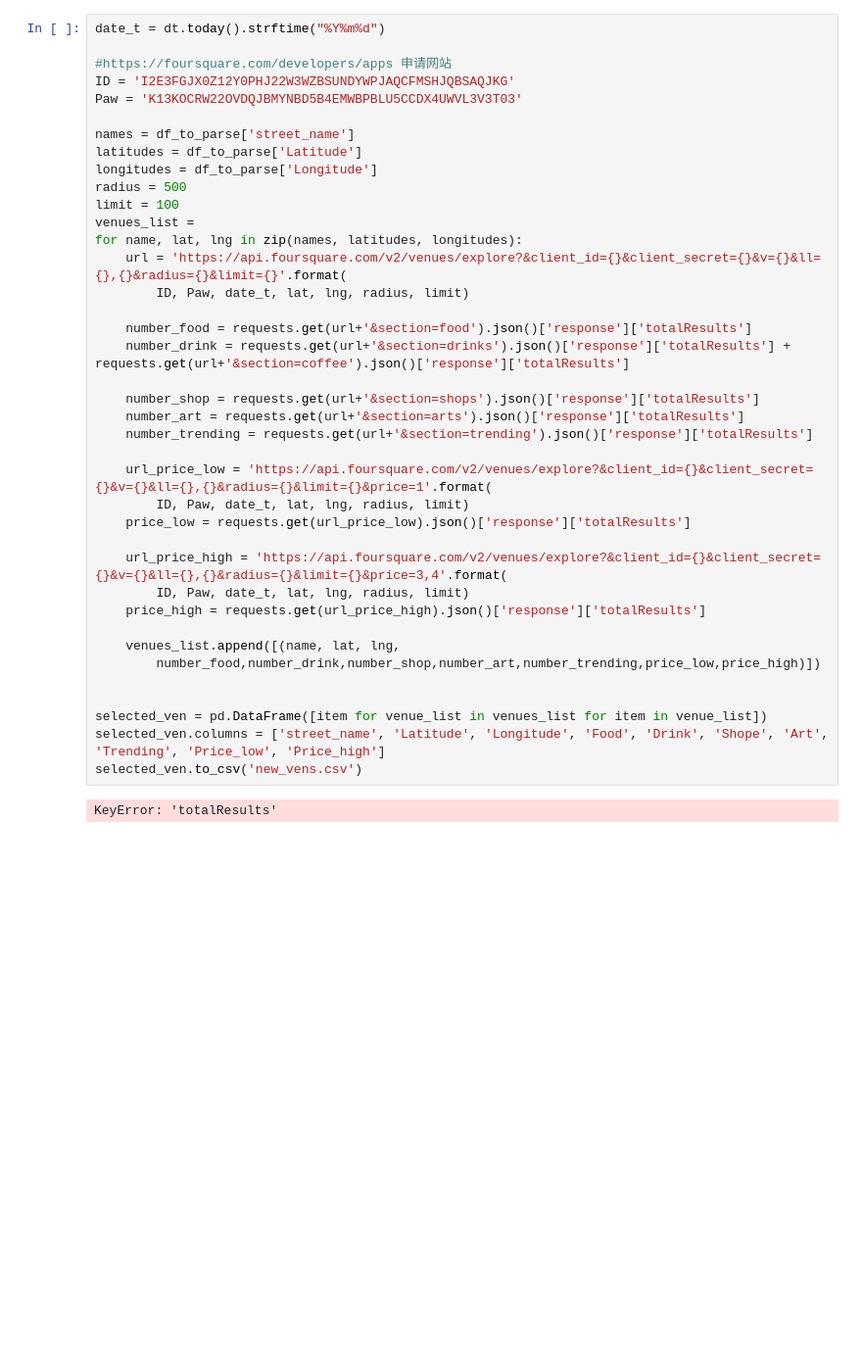
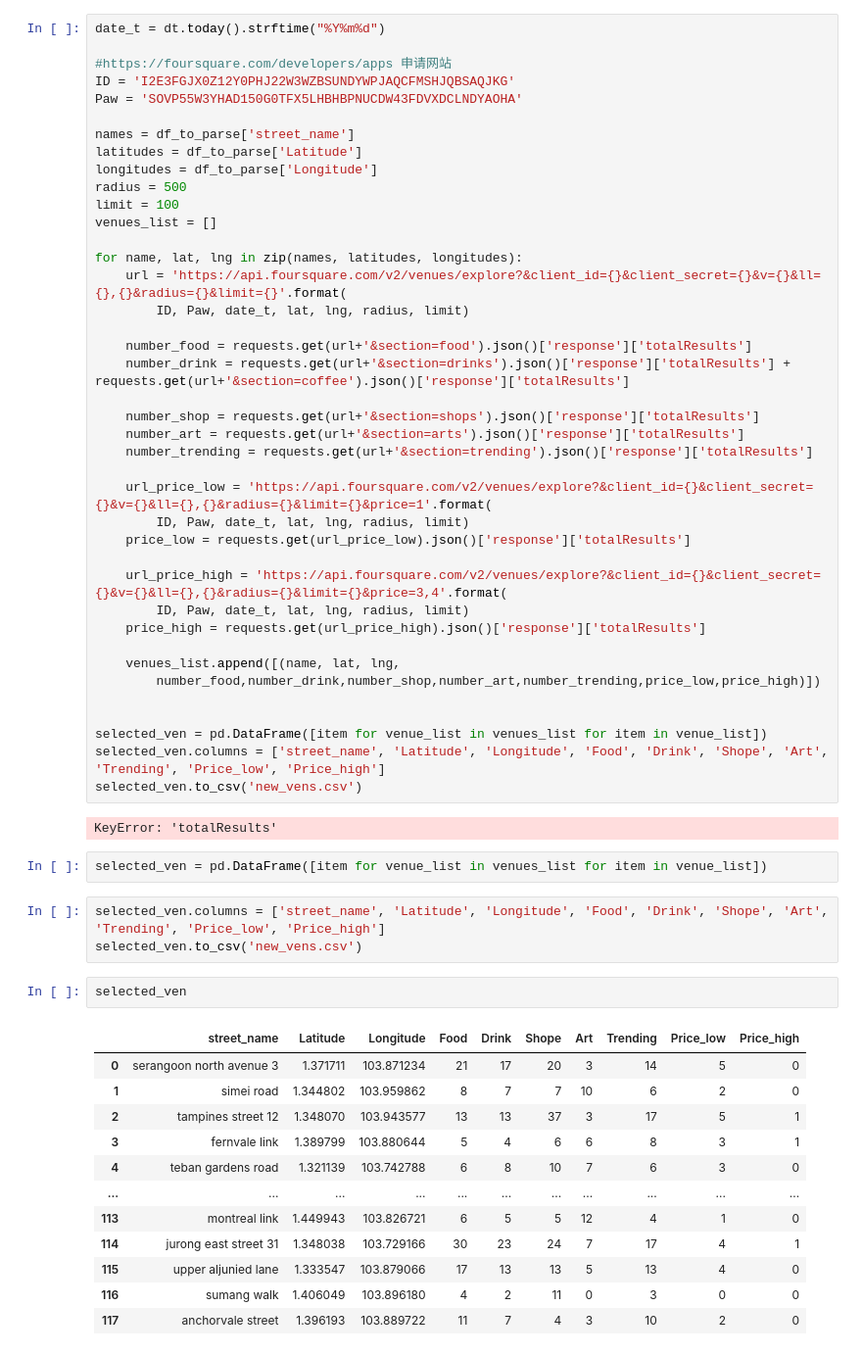
Before and after one commit to CJuanvip/HDB_data_mining, a Jupyter notebook: Kaggle/Extra_venues_scraper.ipynb, the cells around one changed output. Shown at 98% size. Saved outputs shown, nothing was run; the diff lists cells and outputs as text; blank space fills up the shorter version.

Commit message:
add new parsed list

```diff
--- a/Kaggle/Extra_venues_scraper.ipynb
+++ b/Kaggle/Extra_venues_scraper.ipynb
@@ -148,14 +148,15 @@ date_t = dt.today().strftime("%Y%m%d")
 
 #https://foursquare.com/developers/apps 申请网站
 ID = 'I2E3FGJX0Z12Y0PHJ22W3WZBSUNDYWPJAQCFMSHJQBSAQJKG'
-Paw = 'K13KOCRW22OVDQJBMYNBD5B4EMWBPBLU5CCDX4UWVL3V3T03'
+Paw = 'SOVP55W3YHAD150G0TFX5LHBHBPNUCDW43FDVXDCLNDYAOHA'
 
 names = df_to_parse['street_name']
 latitudes = df_to_parse['Latitude']
 longitudes = df_to_parse['Longitude']
 radius = 500
 limit = 100
-venues_list =
+venues_list = []
+
 for name, lat, lng in zip(names, latitudes, longitudes):
     url = 'https://api.foursquare.com/v2/venues/explore?&client_id={}&client_secret={}&v={}&ll={},{}&radius={}&limit={}'.format(
         ID, Paw, date_t, lat, lng, radius, limit)
@@ -184,3 +185,23 @@ selected_ven.columns = ['street_name', 'Latitude', 'Longitude', 'Food', 'Drink',
 selected_ven.to_csv('new_vens.csv')
 # %% [output]
 KeyError: 'totalResults'
+# %%
+selected_ven = pd.DataFrame([item for venue_list in venues_list for item in venue_list])
+# %%
+selected_ven.columns = ['street_name', 'Latitude', 'Longitude', 'Food', 'Drink', 'Shope', 'Art', 'Trending', 'Price_low', 'Price_high']
+selected_ven.to_csv('new_vens.csv')
+# %%
+selected_ven
+# %% [output]
+|  | street_name | Latitude | Longitude | Food | Drink | Shope | Art | Trending | Price_low | Price_high |
+| 0 | serangoon north avenue 3 | 1.371711 | 103.871234 | 21 | 17 | 20 | 3 | 14 | 5 | 0 |
+| 1 | simei road | 1.344802 | 103.959862 | 8 | 7 | 7 | 10 | 6 | 2 | 0 |
+| 2 | tampines street 12 | 1.348070 | 103.943577 | 13 | 13 | 37 | 3 | 17 | 5 | 1 |
+| 3 | fernvale link | 1.389799 | 103.880644 | 5 | 4 | 6 | 6 | 8 | 3 | 1 |
+| 4 | teban gardens road | 1.321139 | 103.742788 | 6 | 8 | 10 | 7 | 6 | 3 | 0 |
+| ... | ... | ... | ... | ... | ... | ... | ... | ... | ... | ... |
+| 113 | montreal link | 1.449943 | 103.826721 | 6 | 5 | 5 | 12 | 4 | 1 | 0 |
+| 114 | jurong east street 31 | 1.348038 | 103.729166 | 30 | 23 | 24 | 7 | 17 | 4 | 1 |
+| 115 | upper aljunied lane | 1.333547 | 103.879066 | 17 | 13 | 13 | 5 | 13 | 4 | 0 |
+| 116 | sumang walk | 1.406049 | 103.896180 | 4 | 2 | 11 | 0 | 3 | 0 | 0 |
+| 117 | anchorvale street | 1.396193 | 103.889722 | 11 | 7 | 4 | 3 | 10 | 2 | 0 |
```
Also changed, not shown: parts of 1 cell of this notebook, 1 other file.
